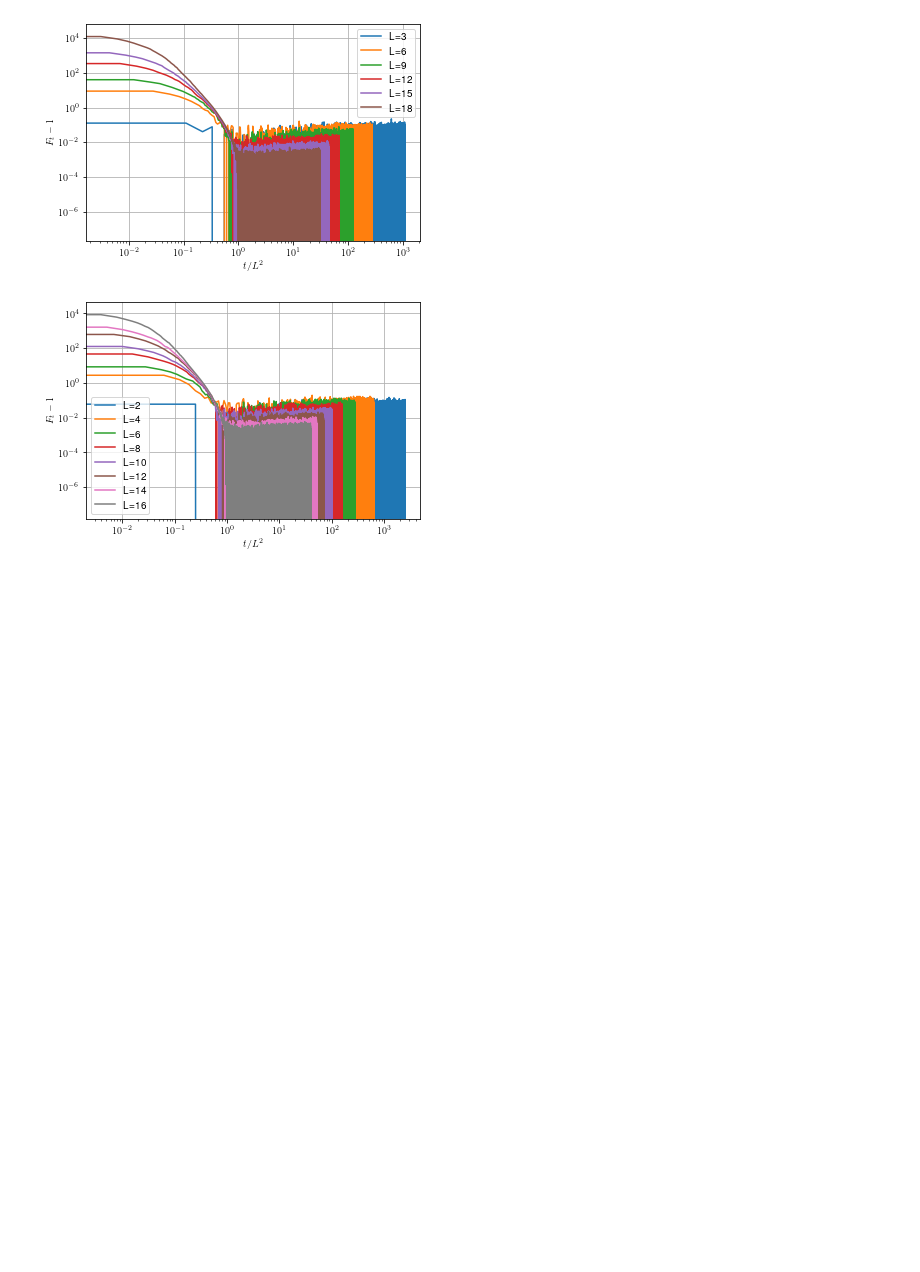
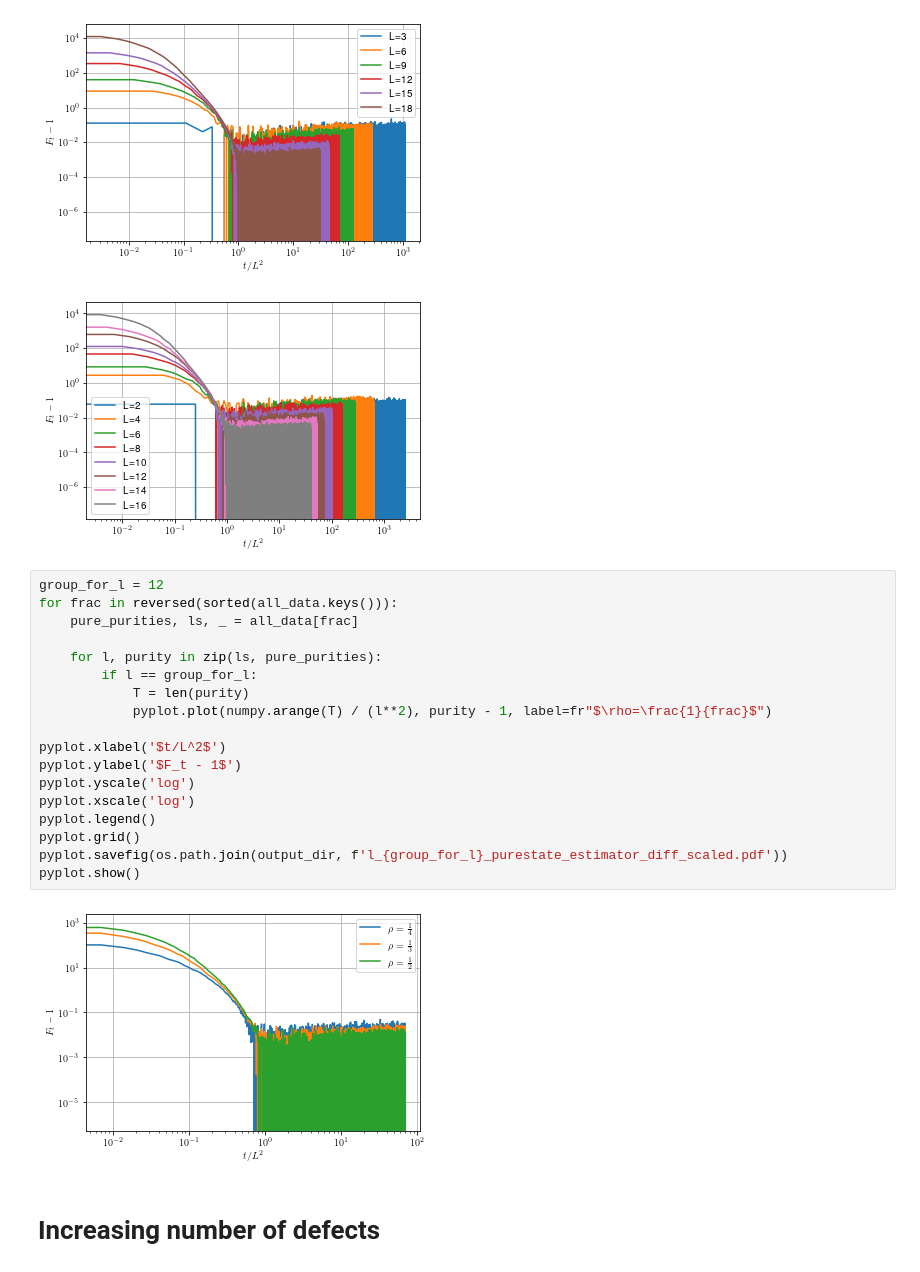
Before and after one commit to Renmusxd/RandomUnitaryLayers, a Jupyter notebook: jupyter/PaperData/VariableFilling.ipynb, the cells around one changed output. Drawn from its saved outputs; the diff is of its cells as text; blank space fills up the shorter version.

Commit message:
Intertwined pure states

```diff
--- a/jupyter/PaperData/VariableFilling.ipynb
+++ b/jupyter/PaperData/VariableFilling.ipynb
@@ -76,3 +76,25 @@ for frac in reversed(sorted(all_data.keys())):
 [figure]
 [figure]
 [figure]
+# %%
+group_for_l = 12
+for frac in reversed(sorted(all_data.keys())):
+    pure_purities, ls, _ = all_data[frac]
+
+    for l, purity in zip(ls, pure_purities):
+        if l == group_for_l:
+            T = len(purity)
+            pyplot.plot(numpy.arange(T) / (l**2), purity - 1, label=fr"$\rho=\frac{1}{frac}$")
+
+pyplot.xlabel('$t/L^2$')
+pyplot.ylabel('$F_t - 1$')
+pyplot.yscale('log')
+pyplot.xscale('log')
+pyplot.legend()
+pyplot.grid()
+pyplot.savefig(os.path.join(output_dir, f'l_{group_for_l}_purestate_estimator_diff_scaled.pdf'))
+pyplot.show()
+# %% [output]
+[figure, added]
+# %% [markdown]
+# Increasing number of defects
```
Also changed, not shown: parts of 4 cells of this notebook, 5 other files.
